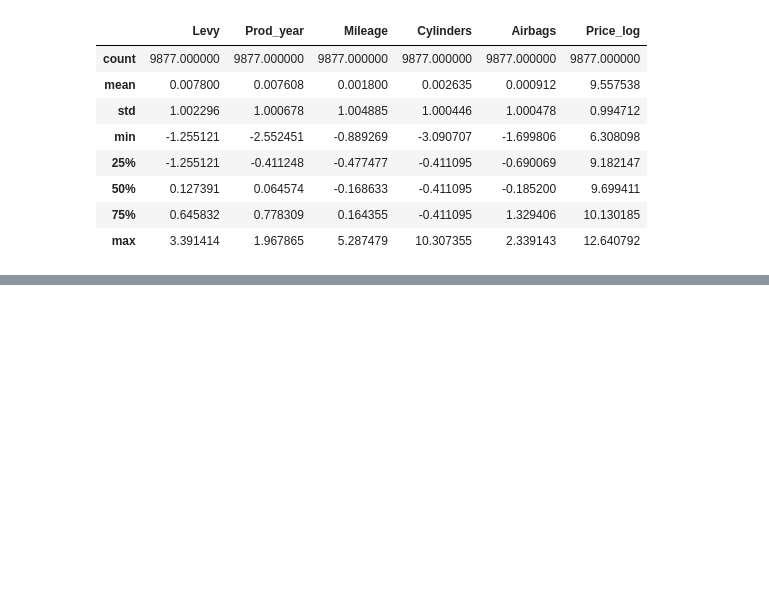
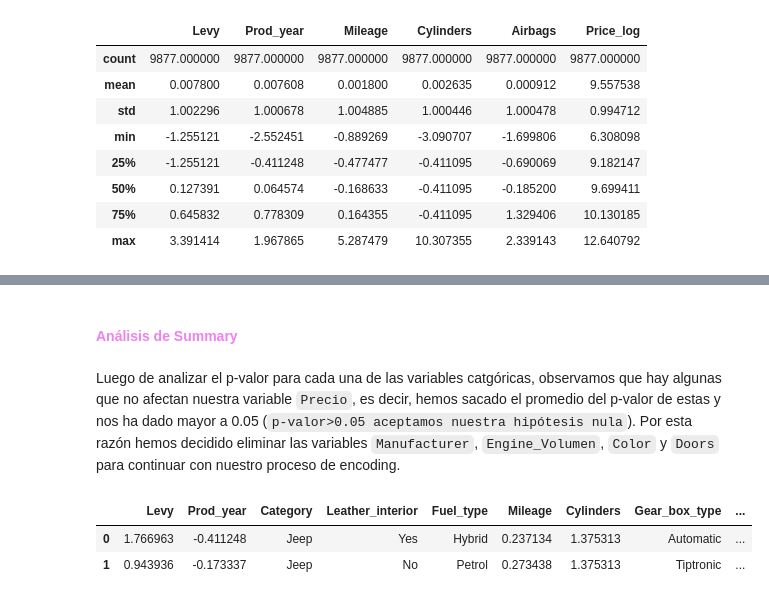
Before and after one commit to Adalab/DA-PROMO-B-MODULO-3-SPRINT-1-ANAIS-ARIANA, a Jupyter notebook: regresion_lineal/RegresiónLineal7.ipynb, the cells around one changed output, grey strips where cells are left out. Drawn from its saved outputs; the diff is of its cells as text; code cells hidden in the pictures; blank space fills up the shorter version.

```diff
--- a/regresion_lineal/RegresiónLineal7.ipynb
+++ b/regresion_lineal/RegresiónLineal7.ipynb
@@ -143,6 +143,17 @@ Notes:
 [1] Standard Errors assume that the covariance matrix of the errors is correctly specified.
 [2] The smallest eigenvalue is 1.59e-29. This might indicate that there are
 strong multicollinearity problems or that the design matrix is singular.
+# %% [markdown]
+#### <font color=violet> Análisis de Summary
+# %% [markdown]
+Luego de analizar el p-valor para cada una de las variables catgóricas, observamos que hay algunas que no afectan nuestra variable `Precio`, es decir, hemos sacado el promedio del p-valor de estas y nos ha dado mayor a 0.05 (`p-valor>0.05 aceptamos nuestra hipótesis nula`). Por esta razón hemos decidido eliminar las variables `Manufacturer`, `Engine_Volumen`, `Color` y `Doors` para continuar con nuestro proceso de encoding.
+# %%
+df.drop(["Manufacturer", "Engine_volume", "Color", "Doors"], axis = 1, inplace = True)
+df.head(2)
+# %% [output]
+|  | Levy | Prod_year | Category | Leather_interior | Fuel_type | Mileage | Cylinders | Gear_box_type | ... |
+| 0 | 1.766963 | -0.411248 | Jeep | Yes | Hybrid | 0.237134 | 1.375313 | Automatic | ... |
+| 1 | 0.943936 | -0.173337 | Jeep | No | Petrol | 0.273438 | 1.375313 | Tiptronic | ... |
 # %%
 df.to_pickle('datos/cars_price_norm_est_an.pkl')
 # %%
```
Also changed, not shown: parts of 2 cells of this notebook, 20 other files.
